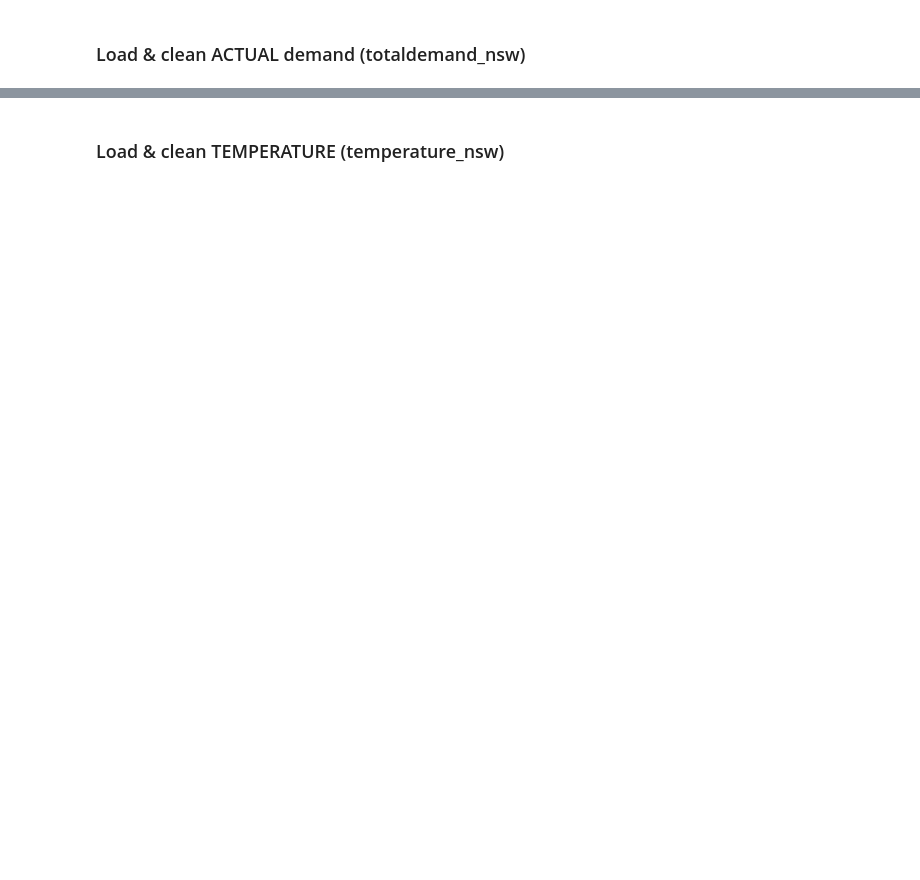
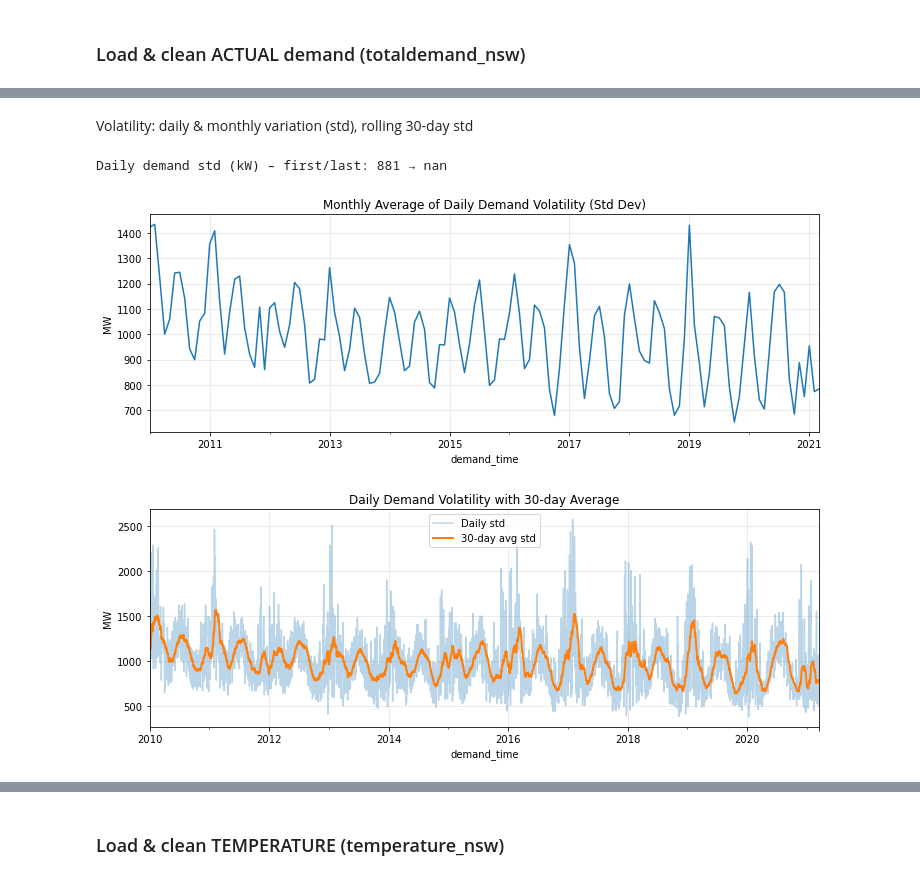
Before and after one commit to frozen-reprise/2025H5_GroupE, a Jupyter notebook: 2025H5_groupE_EDA.ipynb, the cells around one changed output, grey strips where cells are left out. Saved outputs shown, nothing was run; the diff lists cells and outputs as text; code cells hidden in the pictures; blank space fills up the shorter version.

```diff
--- a/2025H5_groupE_EDA.ipynb
+++ b/2025H5_groupE_EDA.ipynb
@@ -76,0 +219,23 @@ Demand date range: 2010-01-01 00:00:00 → 2021-03-18 00:00:00
+# %% [markdown]
+Volatility: daily & monthly variation (std), rolling 30-day std
+# %%
+daily = demand_cal["demand_mw"].resample("D").agg(["mean","std","max","min"])
+monthly_std = daily["std"].resample("M").mean()
+roll30_std  = daily["std"].rolling(30, min_periods=7).mean()
+
+print("Daily demand std (kW) – first/last:", f"{daily['std'].iloc[0]:,.0f}", "→", f"{daily['std'].iloc[-1]:,.0f}")
+
+plt.figure(figsize=(12,4))
+monthly_std.plot()
+plt.title("Monthly Average of Daily Demand Volatility (Std Dev)")
+plt.ylabel("MW"); plt.grid(alpha=0.3); plt.show()
+
+plt.figure(figsize=(12,4))
+daily["std"].plot(alpha=0.3, label="Daily std")
+roll30_std.plot(label="30-day avg std", linewidth=2)
+plt.title("Daily Demand Volatility with 30-day Average")
+plt.ylabel("MW"); plt.legend(); plt.grid(alpha=0.3); plt.show()
+# %% [output]
+Daily demand std (kW) – first/last: 881 → nan
+[figure, added]
+[figure, added]
```
Also changed, not shown: parts of 64 cells of this notebook, 6 other files.
